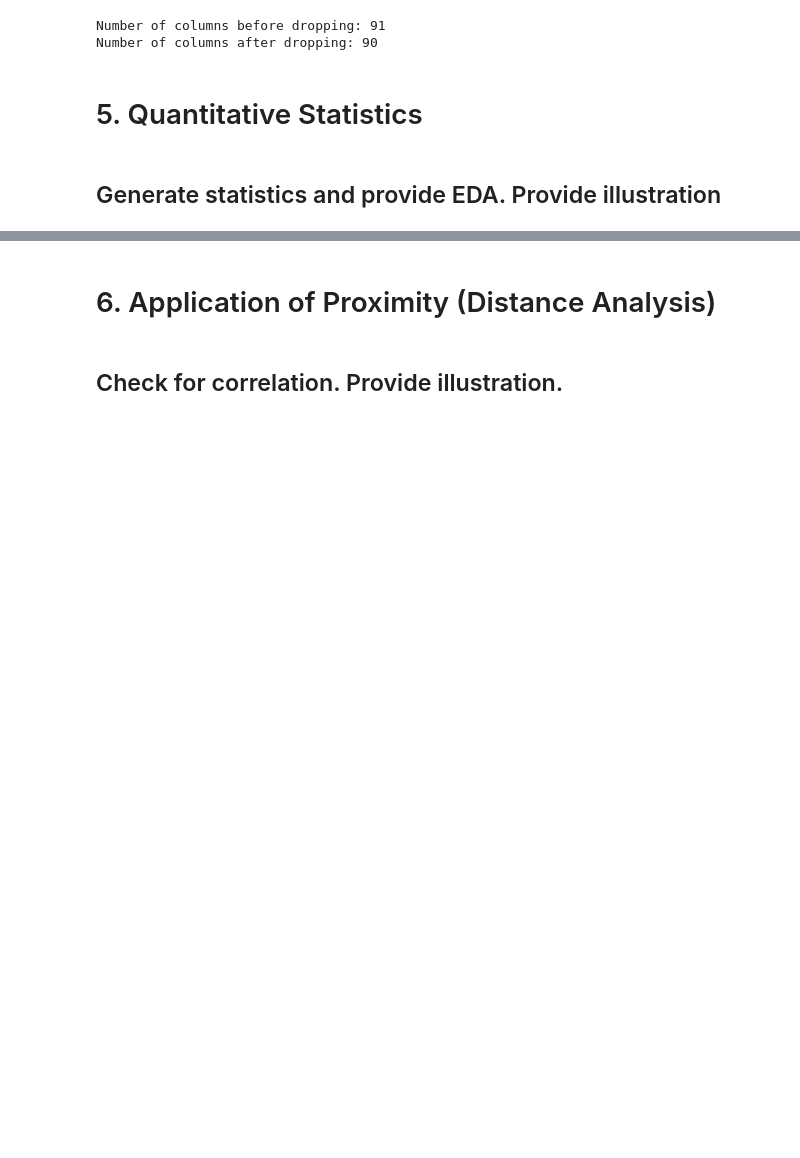
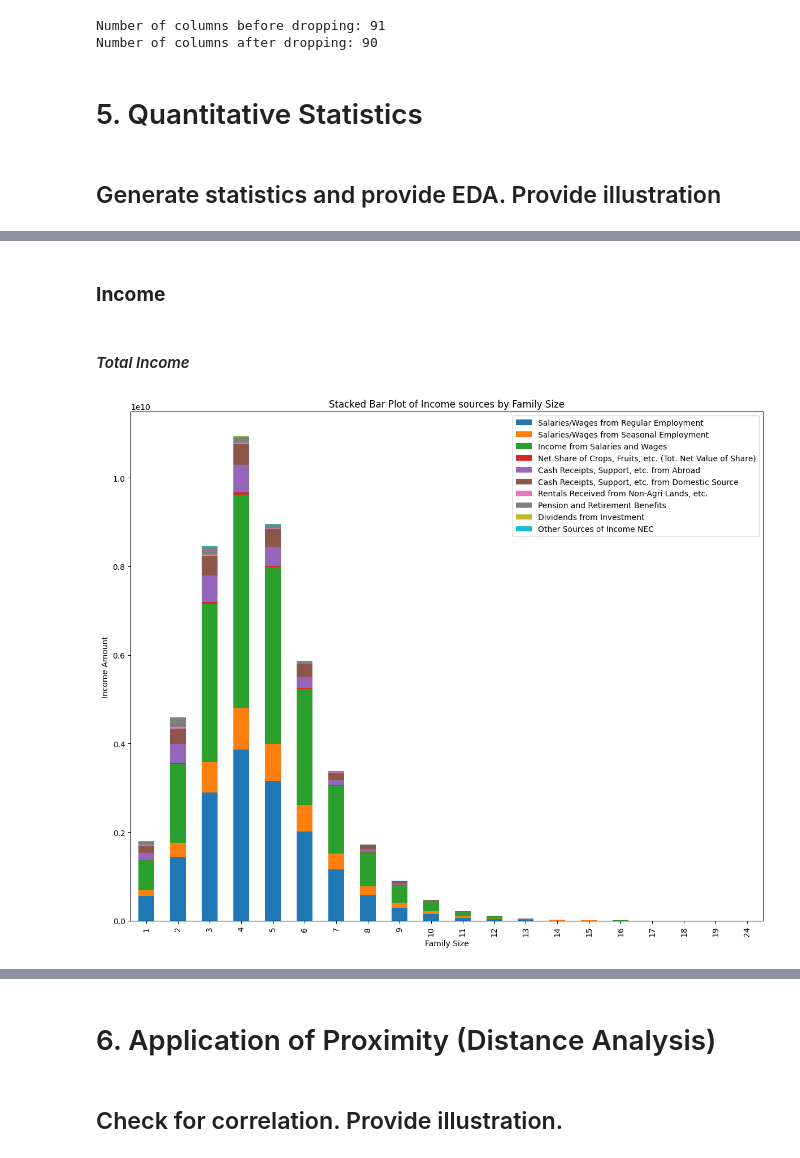
Before and after one commit to angelodelapaz/DataMiningPrelims, a Jupyter notebook: notebooks/01-EDA.ipynb, the cells around one changed output, grey strips where cells are left out. Cells and saved outputs as stored; diff of their text form; code cells hidden in the pictures; blank space fills up the shorter version.

```diff
--- a/notebooks/01-EDA.ipynb
+++ b/notebooks/01-EDA.ipynb
@@ -420,0 +477,32 @@ Number of columns after dropping: 90
+# %% [markdown]
+### **Income**
+# %% [markdown]
+#### *Total Income*
+# %%
+# Stacked bar plot of income sources
+income_sources = [
+    'Salaries/Wages from Regular Employment',
+    'Salaries/Wages from Seasonal Employment',
+    'Income from Salaries and Wages',
+    'Net Share of Crops, Fruits, etc. (Tot. Net Value of Share)',
+    'Cash Receipts, Support, etc. from Abroad',
+    'Cash Receipts, Support, etc. from Domestic Source',
+    'Rentals Received from Non-Agri Lands, etc.',
+    'Pension and Retirement Benefits',
+    'Dividends from Investment',
+    'Other Sources of Income NEC',
+]
+
+# Stacked Bar Plot of Food Expenses by Family Size
+income_data = cleaned_df[income_sources].copy()
+income_data["Family Size"] = cleaned_df["Family Size"]
+income_data = income_data.groupby("Family Size").sum().reset_index()
+income_data = income_data.set_index("Family Size")
+income_data.plot(kind="bar", stacked=True, figsize=(12, 10))
+plt.title("Stacked Bar Plot of Income sources by Family Size")
+plt.xlabel("Family Size")
+plt.ylabel("Income Amount")
+plt.tight_layout()
+plt.show()
+# %% [output]
+[figure, added]
```
Also changed, not shown: parts of 18 cells of this notebook.
